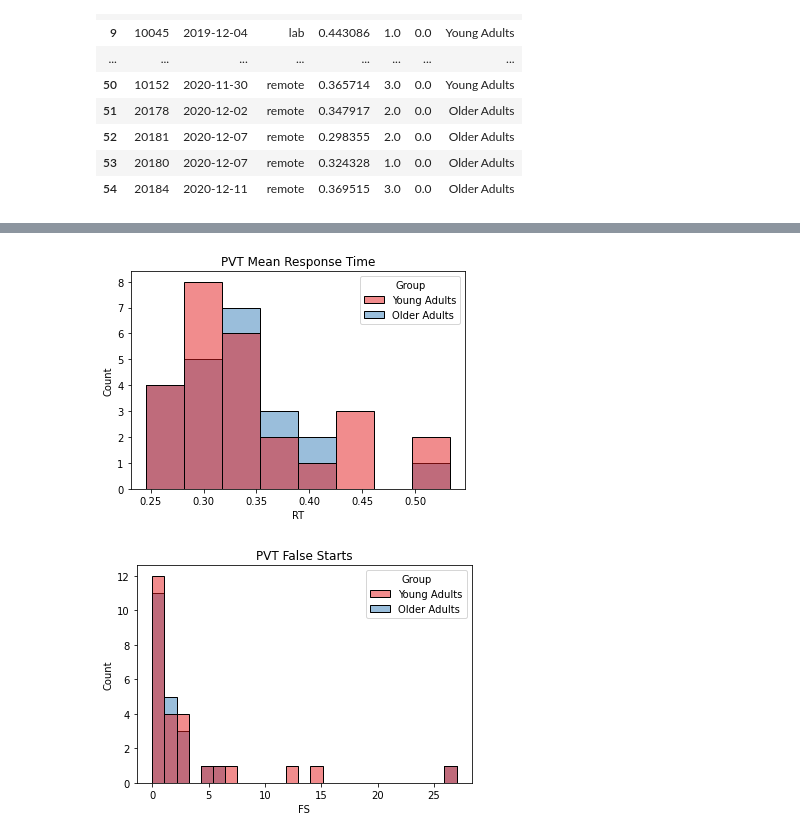
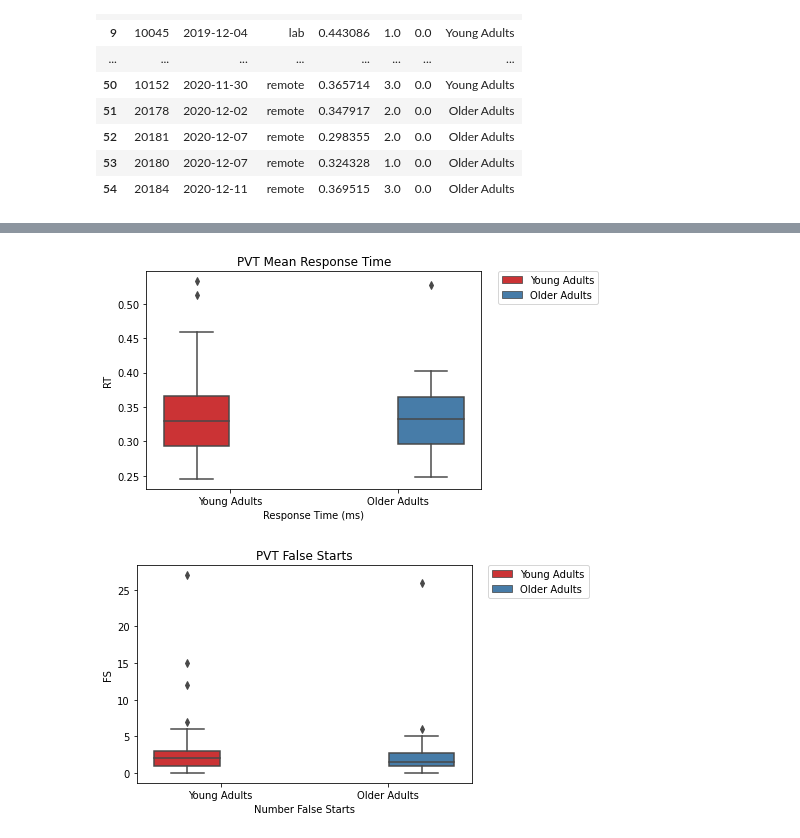
Before and after one commit to UTCogNeuroLab/wearables, a Jupyter notebook: notebooks/PVT.ipynb, the cells around one changed output, grey strips where cells are left out. Saved outputs shown, nothing was run; the diff lists cells and outputs as text; code cells hidden in the pictures.

Commit message:
updated pvt results script

```diff
--- a/notebooks/PVT.ipynb
+++ b/notebooks/PVT.ipynb
@@ -12,7 +12,7 @@ home_dir = str(Path.home())
 data_dir = '/Users/mcmahonmc/Box/CogNeuroLab/Wearables/data/'
 results_dir = '/Users/mcmahonmc/Box/CogNeuroLab/Wearables/results/pvt/'
 # %%
-pvt_files = glob.glob(data_dir + 'PVT/*/2*/data.raw')
+pvt_files = glob.glob(data_dir + 'PVT/[1-2]*/2*/data.raw')
 print(len(pvt_files))
 pvt_files
 # %% [output]
@@ -176,15 +196,19 @@ pvt_results.to_csv(data_dir + 'PVT/pvt_results.csv', index=False)
 # %%
 import matplotlib.pyplot as plt
 import seaborn as sns
 
-sns.histplot(data = pvt_results[pvt_results['RT'] < 5], x = 'RT', hue = 'Group', palette = 'Set1')
+sns.boxplot(data=pvt_results[(pvt_results['RT'] < 5)], y = 'RT', x = 'Group', palette = 'Set1', hue='Group')
+plt.legend(bbox_to_anchor=(1.05, 1), loc='upper left', borderaxespad=0)
+plt.xlabel('Response Time (ms)')
 plt.title('PVT Mean Response Time')
 plt.savefig(results_dir + 'mean_rt.png', dpi=300)
 # %% [output]
-[figure, old version]
+[figure, new version]
 # %%
-sns.histplot(data = pvt_results[pvt_results['RT'] < 5], x = 'FS', hue = 'Group', palette = 'Set1')
+sns.boxplot(data=pvt_results[(pvt_results['RT'] < 5)], y = 'FS', x = 'Group', palette = 'Set1', hue='Group')
+plt.legend(bbox_to_anchor=(1.05, 1), loc='upper left', borderaxespad=0)
+plt.xlabel('Number False Starts')
 plt.title('PVT False Starts')
 plt.savefig(results_dir + 'false_starts.png', dpi=300)
 # %% [output]
-[figure, old version]
+[figure, new version]
```
Also changed, not shown: parts of 3 cells of this notebook.
